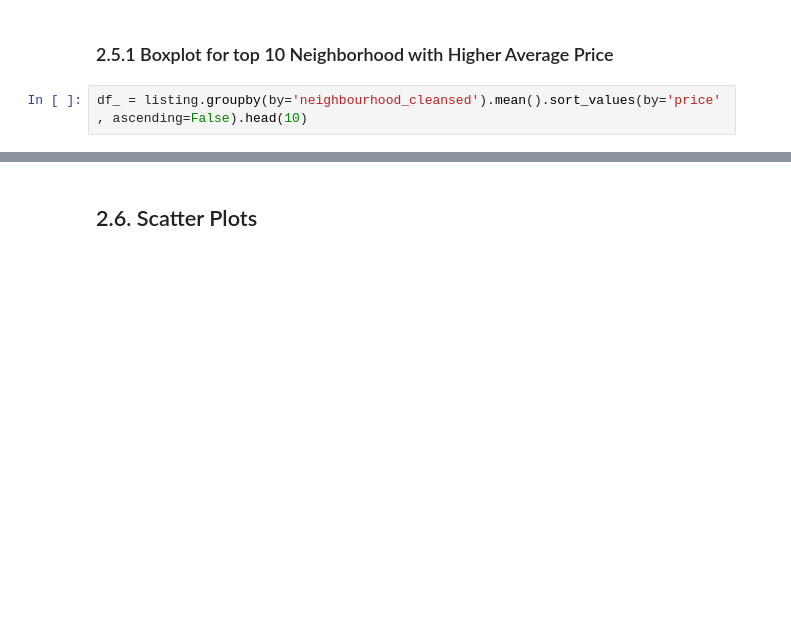
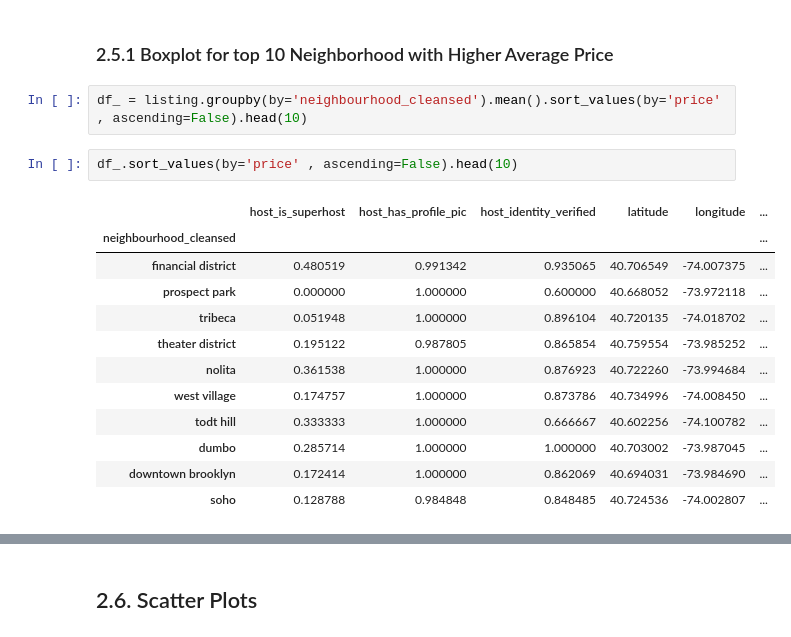
Before and after one commit to sresende/airbnb_data_analysis, a Jupyter notebook: code/02 Exploratory Data Analysis.ipynb, the cells around one changed output, grey strips where cells are left out. Saved outputs shown, nothing was run; the diff lists cells and outputs as text; blank space fills up the shorter version.

```diff
--- a/code/02 Exploratory Data Analysis.ipynb
+++ b/code/02 Exploratory Data Analysis.ipynb
@@ -210,3 +213,18 @@ ax.set_xticklabels(ax.get_xticklabels(),rotation=90);
 ### 2.5.1 Boxplot for top 10 Neighborhood with Higher Average Price
 # %%
 df_ = listing.groupby(by='neighbourhood_cleansed').mean().sort_values(by='price' , ascending=False).head(10)
+# %%
+df_.sort_values(by='price' , ascending=False).head(10)
+# %% [output]
+|  | host_is_superhost | host_has_profile_pic | host_identity_verified | latitude | longitude | ... |
+| neighbourhood_cleansed |  |  |  |  |  | ... |
+| financial district | 0.480519 | 0.991342 | 0.935065 | 40.706549 | -74.007375 | ... |
+| prospect park | 0.000000 | 1.000000 | 0.600000 | 40.668052 | -73.972118 | ... |
+| tribeca | 0.051948 | 1.000000 | 0.896104 | 40.720135 | -74.018702 | ... |
+| theater district | 0.195122 | 0.987805 | 0.865854 | 40.759554 | -73.985252 | ... |
+| nolita | 0.361538 | 1.000000 | 0.876923 | 40.722260 | -73.994684 | ... |
+| west village | 0.174757 | 1.000000 | 0.873786 | 40.734996 | -74.008450 | ... |
+| todt hill | 0.333333 | 1.000000 | 0.666667 | 40.602256 | -74.100782 | ... |
+| dumbo | 0.285714 | 1.000000 | 1.000000 | 40.703002 | -73.987045 | ... |
+| downtown brooklyn | 0.172414 | 1.000000 | 0.862069 | 40.694031 | -73.984690 | ... |
+| soho | 0.128788 | 0.984848 | 0.848485 | 40.724536 | -74.002807 | ... |
```
Also changed, not shown: parts of 10 cells of this notebook, 7 other files.
